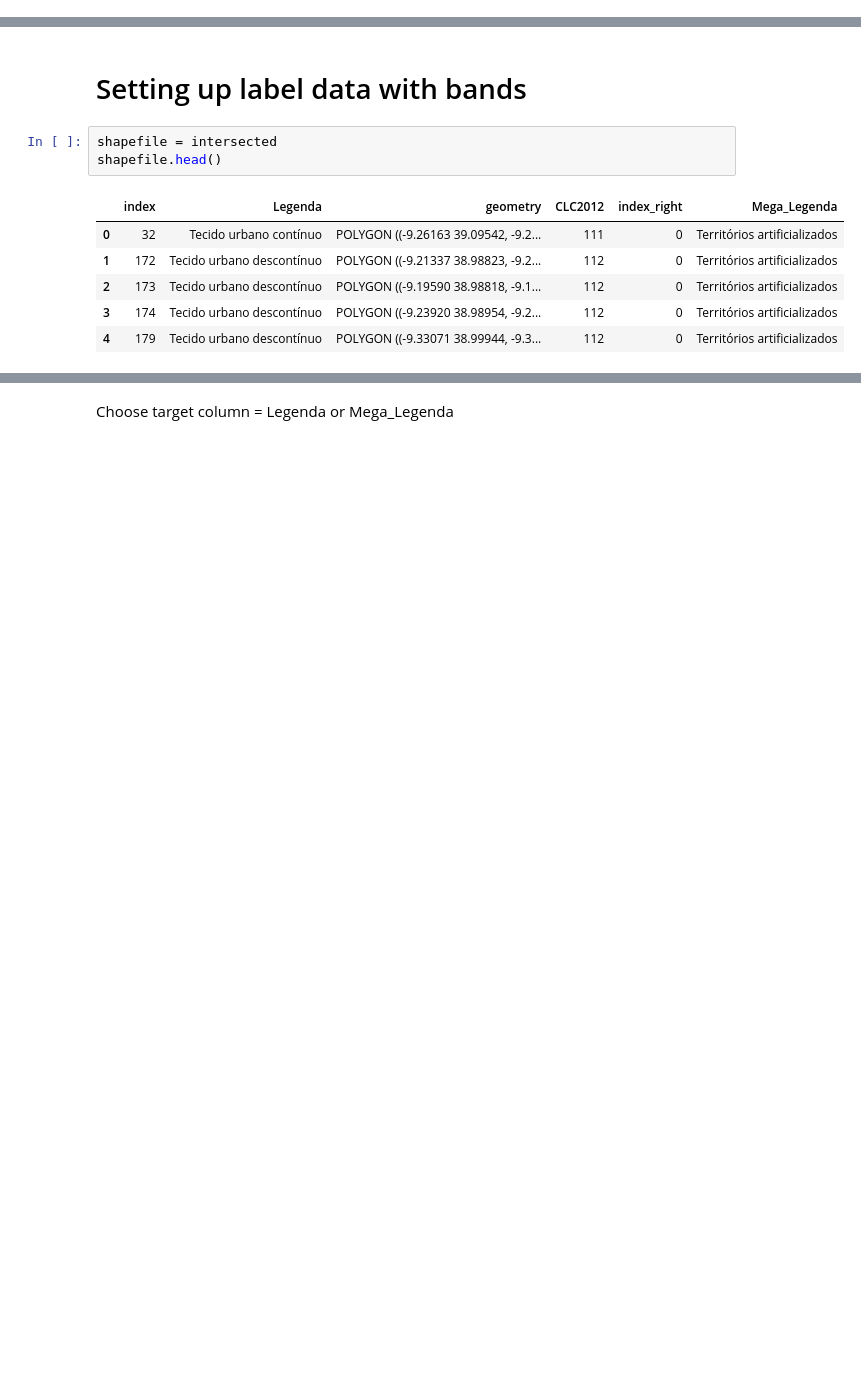
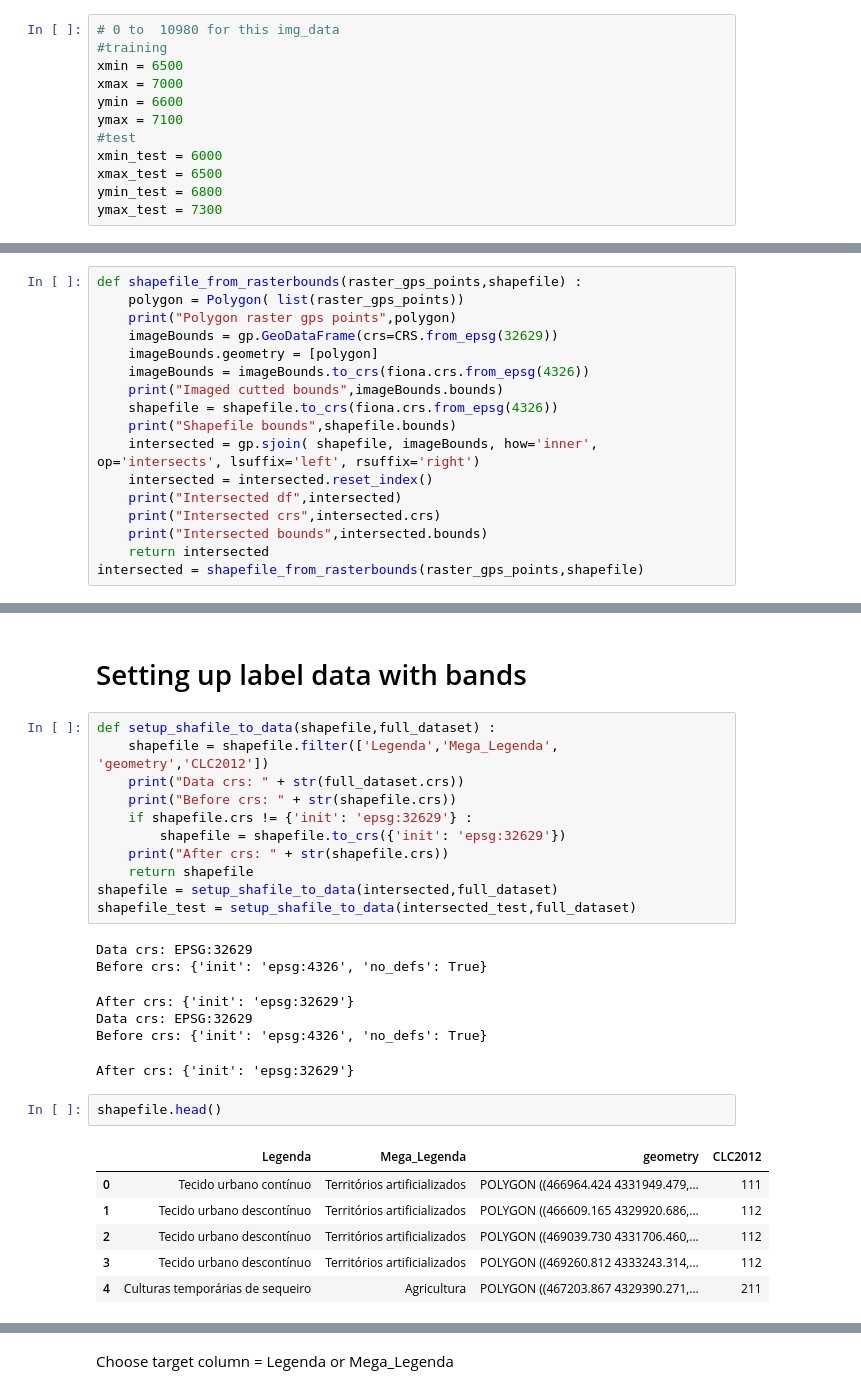
Before and after one commit to SimaoBarbosa/Land_cover_classification, a Jupyter notebook: Supervised_Classification_of_IMG_DATA_1.ipynb, the cells around one changed output, grey strips where cells are left out. Drawn from its saved outputs; the diff is of its cells as text; blank space fills up the shorter version.

```diff
--- a/Supervised_Classification_of_IMG_DATA_1.ipynb
+++ b/Supervised_Classification_of_IMG_DATA_1.ipynb
@@ -15,3 +16,15 @@ cuty = 8500
+# %%
+# 0 to  10980 for this img_data
+#training
+xmin = 6500
+xmax = 7000
+ymin = 6600
+ymax = 7100
+#test
+xmin_test = 6000
+xmax_test = 6500
+ymin_test = 6800
+ymax_test = 7300
 # %%
 import rasterio
 from rasterio.mask import mask
@@ -344,0 +307,17 @@ intersected.bounds
+# %%
+def shapefile_from_rasterbounds(raster_gps_points,shapefile) :
+    polygon = Polygon( list(raster_gps_points))
+    print("Polygon raster gps points",polygon)
+    imageBounds = gp.GeoDataFrame(crs=CRS.from_epsg(32629))
+    imageBounds.geometry = [polygon]
+    imageBounds = imageBounds.to_crs(fiona.crs.from_epsg(4326))
+    print("Imaged cutted bounds",imageBounds.bounds)
+    shapefile = shapefile.to_crs(fiona.crs.from_epsg(4326))
+    print("Shapefile bounds",shapefile.bounds)
+    intersected = gp.sjoin( shapefile, imageBounds, how='inner', op='intersects', lsuffix='left', rsuffix='right')
+    intersected = intersected.reset_index()
+    print("Intersected df",intersected)
+    print("Intersected crs",intersected.crs)
+    print("Intersected bounds",intersected.bounds)
+    return intersected
+intersected = shapefile_from_rasterbounds(raster_gps_points,shapefile)
@@ -401,12 +435,29 @@ Number of different classes :4
 # %% [markdown]
 # Setting up label data with bands
+# %%
+def setup_shafile_to_data(shapefile,full_dataset) :
+    shapefile = shapefile.filter(['Legenda','Mega_Legenda', 'geometry','CLC2012'])
+    print("Data crs: " + str(full_dataset.crs))
+    print("Before crs: " + str(shapefile.crs))
+    if shapefile.crs != {'init': 'epsg:32629'} :
+        shapefile = shapefile.to_crs({'init': 'epsg:32629'})
+    print("After crs: " + str(shapefile.crs))
+    return shapefile
+shapefile = setup_shafile_to_data(intersected,full_dataset)
+shapefile_test = setup_shafile_to_data(intersected_test,full_dataset)
+# %% [output]
+Data crs: EPSG:32629
+Before crs: {'init': 'epsg:4326', 'no_defs': True}
+After crs: {'init': 'epsg:32629'}
+Data crs: EPSG:32629
+Before crs: {'init': 'epsg:4326', 'no_defs': True}
+After crs: {'init': 'epsg:32629'}
 # %%
-shapefile = intersected
 shapefile.head()
 # %% [output]
-|  | index | Legenda | geometry | CLC2012 | index_right | Mega_Legenda |
-| 0 | 32 | Tecido urbano contínuo | POLYGON ((-9.26163 39.09542, -9.2... | 111 | 0 | Territórios artificializados |
-| 1 | 172 | Tecido urbano descontínuo | POLYGON ((-9.21337 38.98823, -9.2... | 112 | 0 | Territórios artificializados |
-| 2 | 173 | Tecido urbano descontínuo | POLYGON ((-9.19590 38.98818, -9.1... | 112 | 0 | Territórios artificializados |
-| 3 | 174 | Tecido urbano descontínuo | POLYGON ((-9.23920 38.98954, -9.2... | 112 | 0 | Territórios artificializados |
-| 4 | 179 | Tecido urbano descontínuo | POLYGON ((-9.33071 38.99944, -9.3... | 112 | 0 | Territórios artificializados |
+|  | Legenda | Mega_Legenda | geometry | CLC2012 |
+| 0 | Tecido urbano contínuo | Territórios artificializados | POLYGON ((466964.424 4331949.479,... | 111 |
+| 1 | Tecido urbano descontínuo | Territórios artificializados | POLYGON ((466609.165 4329920.686,... | 112 |
+| 2 | Tecido urbano descontínuo | Territórios artificializados | POLYGON ((469039.730 4331706.460,... | 112 |
+| 3 | Tecido urbano descontínuo | Territórios artificializados | POLYGON ((469260.812 4333243.314,... | 112 |
+| 4 | Culturas temporárias de sequeiro | Agricultura | POLYGON ((467203.867 4329390.271,... | 211 |
```
Also changed, not shown: parts of 52 cells of this notebook, 1 other file.
